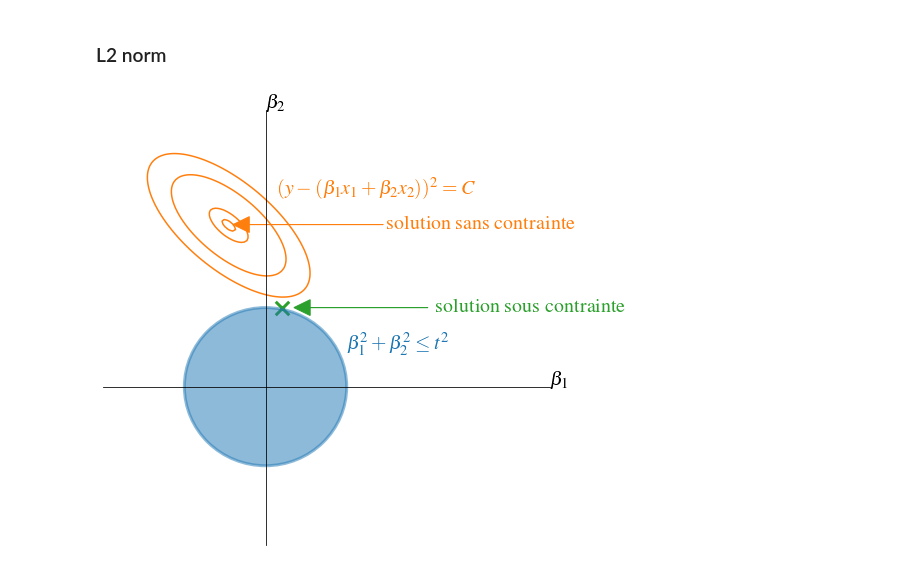
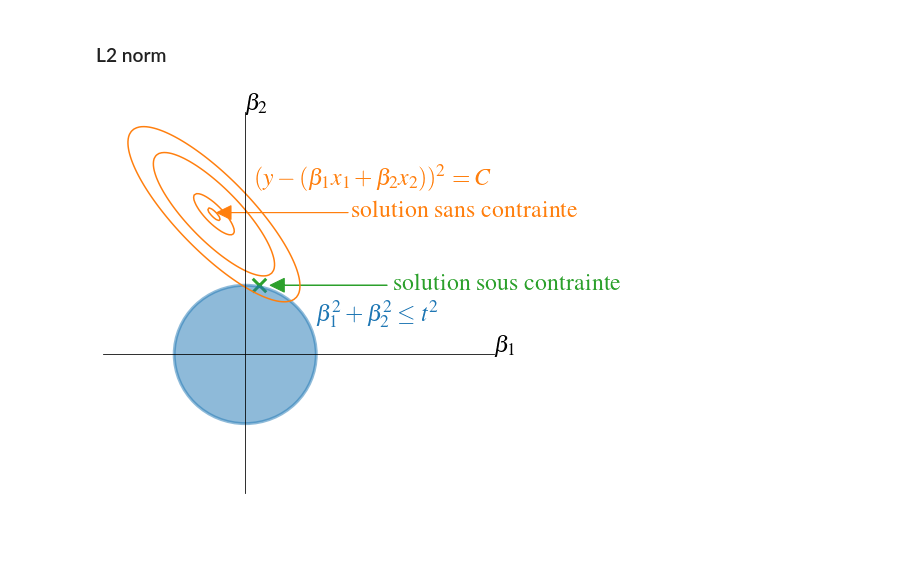
Before and after one commit to chagaz/sdd_2020, a Jupyter notebook: notebooks/Generalisation.ipynb, the cells around one changed output. Drawn from its saved outputs; the diff is of its cells as text; code cells hidden in the pictures; blank space fills up the shorter version.

```diff
--- a/notebooks/Generalisation.ipynb
+++ b/notebooks/Generalisation.ipynb
@@ -9,5 +7,5 @@ Populating the interactive namespace from numpy and matplotlib
 # %%
-plt.rc('font', **{'family':'sans', 'size': 20})
+plt.rc('font', **{'family':'sans', 'size': 24})
 
 matplotlib.rcParams.update({
     'text.usetex': True,
@@ -363,7 +361,7 @@ import matplotlib.patches as patches
 # %% [markdown]
 ### L1 norm
 # %%
-fig = plt.figure(figsize=(8, 8))
+fig = plt.figure(figsize=(7, 7))
 ax = fig.add_subplot(1, 1, 1)
 
 # Redefine axis range
@@ -419,7 +417,7 @@ plt.savefig('../poly/figures/generalisation/l1reg.pdf', bbox_inches='tight')
 # %% [markdown]
 ### L2 norm
 # %%
-fig = plt.figure(figsize=(8, 8))
+fig = plt.figure(figsize=(7, 7))
 ax = fig.add_subplot(1, 1, 1)
 
 # Redefine axis range
@@ -440,31 +438,31 @@ plt.yticks([], [])
 
 # Axes labels
 ax.text(3.5, 0, r'$\beta_1$')
 ax.text(0, 3.5, r'$\beta_2$')
 
 
 C = ax.contour(A, B, fab, [0.1, 0.5, 4., 8.],
                colors=def_colors[1])
 c = ax.add_patch(patches.Circle((0., 0.), 1.,
                                angle=45., lw=3,
                                color=def_colors[0], alpha=0.5))
 
 ax.scatter([0.2], [1.], marker='x', lw=3, s=182, color=def_colors[2])
 
 ax.text(0.15, 2.4, r'$(y - (\beta_1 x_1 + \beta_2 x_2))^2 = C$',
         color=def_colors[1])
 ax.text(1., 0.4, r'$\beta_1^2 + \beta_2^2 \leq t^2$',
         color=def_colors[0])
 
 ax.arrow(2, 1, -1.45, -0., head_width=0.2,
          head_length=0.2, fc=def_colors[2], ec=def_colors[2])
 ax.text(2.1, 0.95, u'solution sous contrainte',
         color=def_colors[2])
 
 ax.arrow(1.45, 2.05, -1.65, -0., head_width=0.2,
          head_length=0.2, fc=def_colors[1], ec=def_colors[1])
 ax.text(1.5, 2., u'solution sans contrainte',
         color=def_colors[1])
 plt.savefig('../poly/figures/generalisation/l2reg.pdf', bbox_inches='tight')
 # %% [output]
-[figure, old version]
+[figure, new version]
```
Also changed, not shown: parts of 5 cells of this notebook, 5 other files.
